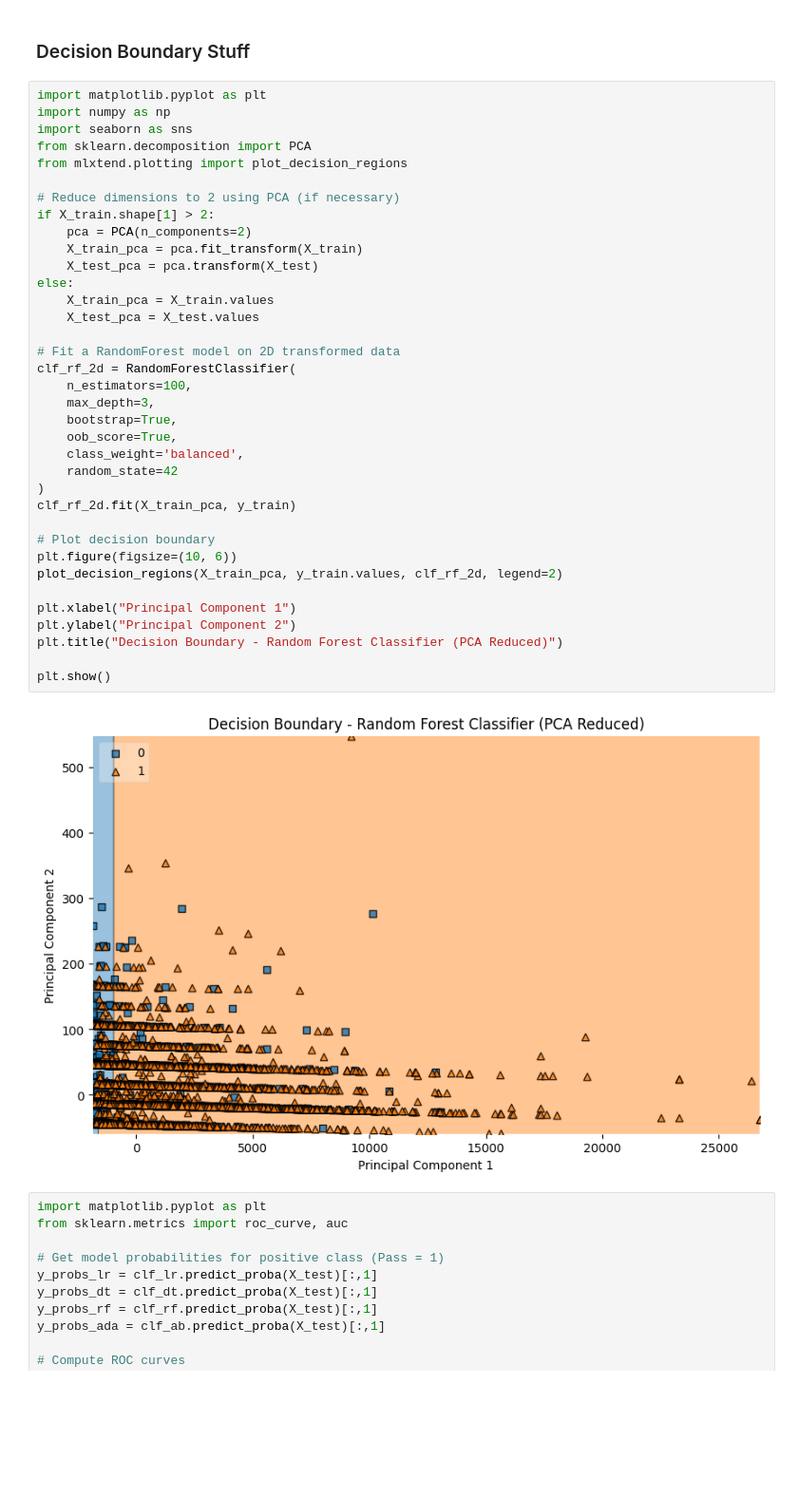
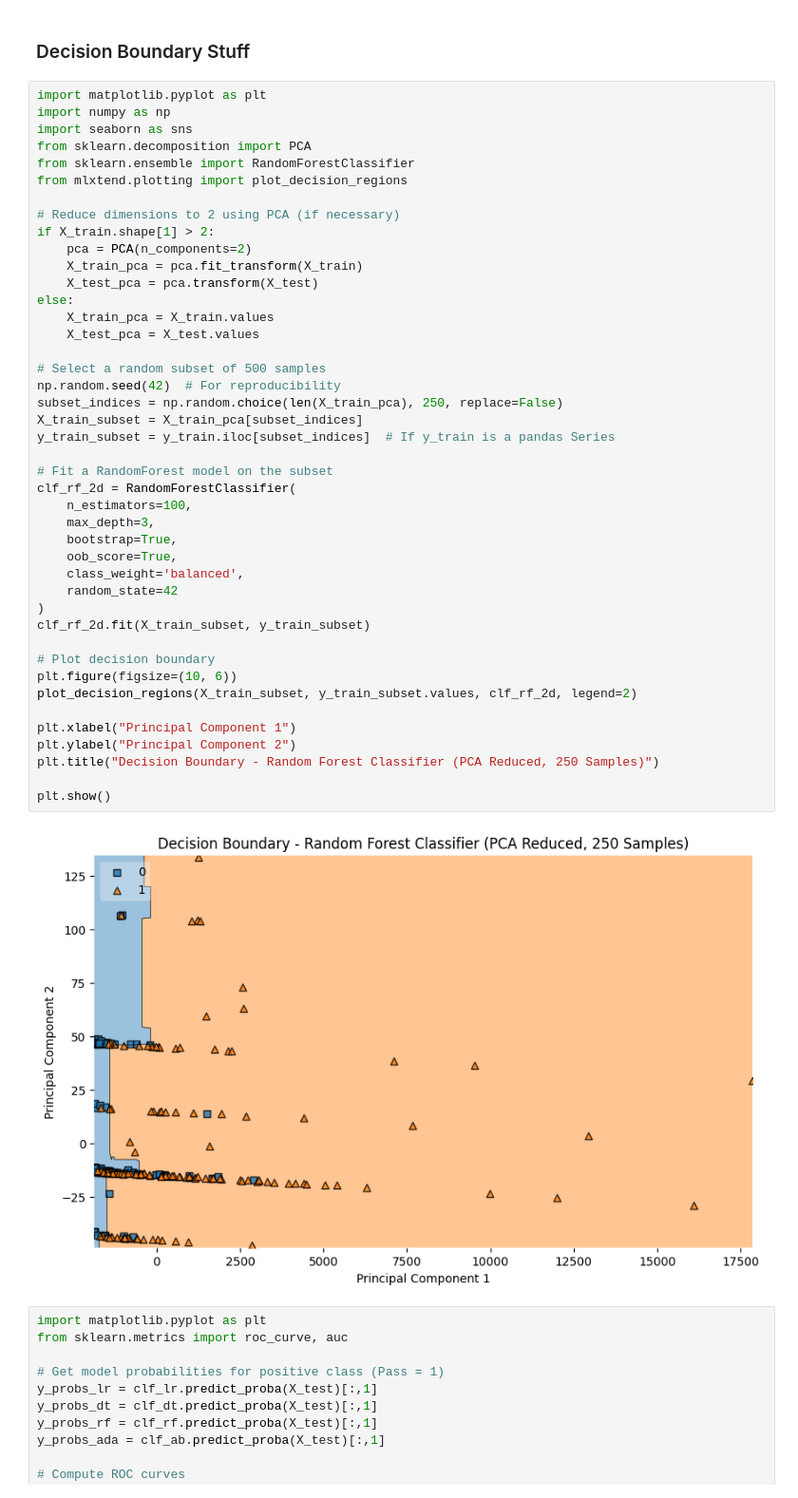
Before and after one commit to buppanasu/Student-Grade-Predictor, a Jupyter notebook: 2)ML_Algo/Finetuning_Training_DT_RF_AB_Base_ALL.ipynb, the cells around one changed output. Shown at 95% size. Saved outputs shown, nothing was run; the diff lists cells and outputs as text; blank space fills up the shorter version.

```diff
--- a/2)ML_Algo/Finetuning_Training_DT_RF_AB_Base_ALL.ipynb
+++ b/2)ML_Algo/Finetuning_Training_DT_RF_AB_Base_ALL.ipynb
@@ -400,39 +400,46 @@ import matplotlib.pyplot as plt
 import numpy as np
 import seaborn as sns
 from sklearn.decomposition import PCA
+from sklearn.ensemble import RandomForestClassifier
 from mlxtend.plotting import plot_decision_regions
 
 # Reduce dimensions to 2 using PCA (if necessary)
 if X_train.shape[1] > 2:
     pca = PCA(n_components=2)
     X_train_pca = pca.fit_transform(X_train)
     X_test_pca = pca.transform(X_test)
 else:
     X_train_pca = X_train.values
     X_test_pca = X_test.values
 
-# Fit a RandomForest model on 2D transformed data
+# Select a random subset of 500 samples
+np.random.seed(42)  # For reproducibility
+subset_indices = np.random.choice(len(X_train_pca), 250, replace=False)
+X_train_subset = X_train_pca[subset_indices]
+y_train_subset = y_train.iloc[subset_indices]  # If y_train is a pandas Series
+
+# Fit a RandomForest model on the subset
 clf_rf_2d = RandomForestClassifier(
     n_estimators=100,
     max_depth=3,
     bootstrap=True,
     oob_score=True,
     class_weight='balanced',
     random_state=42
 )
-clf_rf_2d.fit(X_train_pca, y_train)
+clf_rf_2d.fit(X_train_subset, y_train_subset)
 
 # Plot decision boundary
 plt.figure(figsize=(10, 6))
-plot_decision_regions(X_train_pca, y_train.values, clf_rf_2d, legend=2)
+plot_decision_regions(X_train_subset, y_train_subset.values, clf_rf_2d, legend=2)
 
 plt.xlabel("Principal Component 1")
 plt.ylabel("Principal Component 2")
-plt.title("Decision Boundary - Random Forest Classifier (PCA Reduced)")
+plt.title("Decision Boundary - Random Forest Classifier (PCA Reduced, 250 Samples)")
 
 plt.show()
 # %% [output]
-[figure, old version]
+[figure, new version]
 # %%
 import matplotlib.pyplot as plt
 from sklearn.metrics import roc_curve, auc
```
Also changed, not shown: 5 other files.
